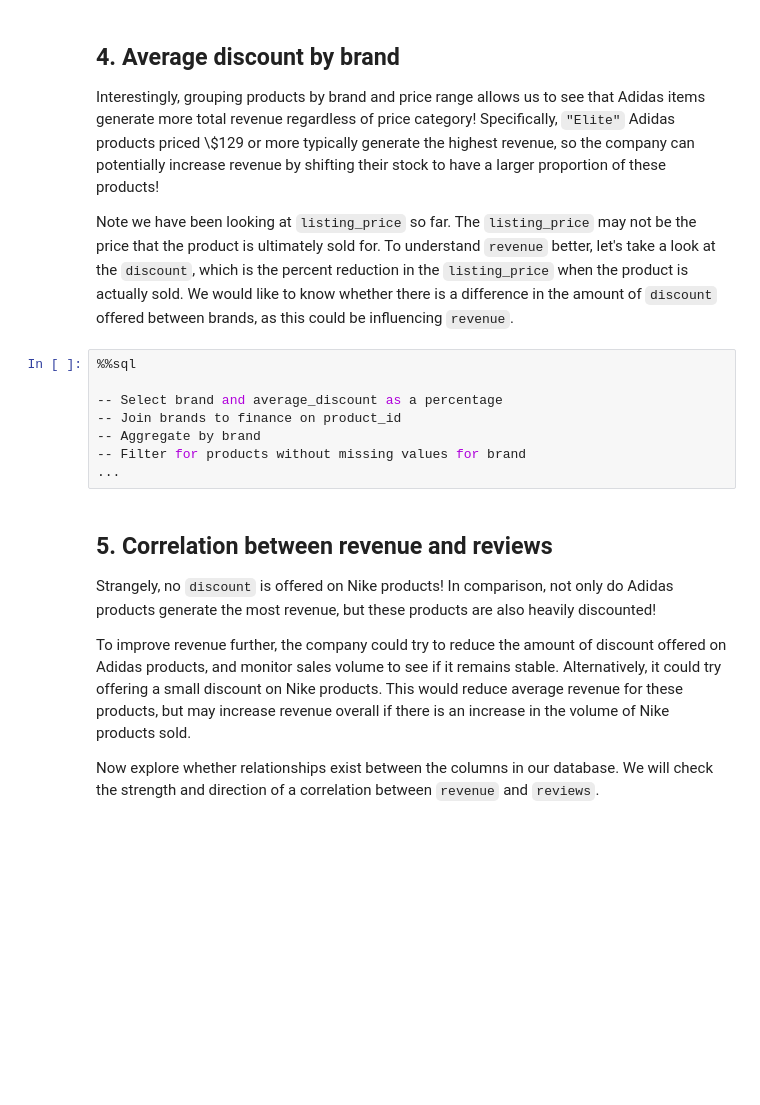
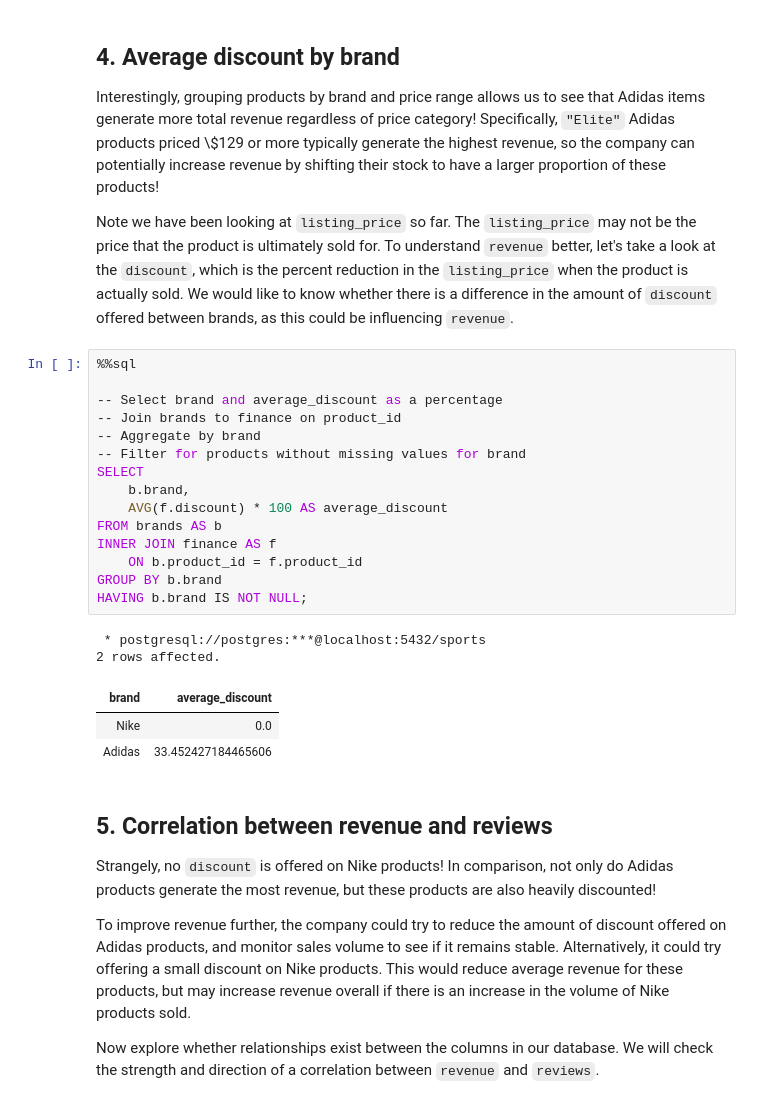
Before and after one commit to JeremyTallant/sports_retail, a Jupyter notebook: optimizing.ipynb, the cells around one changed output. Cells and saved outputs as stored; diff of their text form; blank space fills up the shorter version.

```diff
--- a/optimizing.ipynb
+++ b/optimizing.ipynb
@@ -255,11 +255,24 @@ ORDER BY total_revenue DESC;
 # %%
 %%sql
 
 -- Select brand and average_discount as a percentage
 -- Join brands to finance on product_id
 -- Aggregate by brand
 -- Filter for products without missing values for brand
-...
+SELECT
+    b.brand,
+    AVG(f.discount) * 100 AS average_discount
+FROM brands AS b
+INNER JOIN finance AS f
+    ON b.product_id = f.product_id
+GROUP BY b.brand
+HAVING b.brand IS NOT NULL;
+# %% [output]
+ * postgresql://postgres:***@localhost:5432/sports
+2 rows affected.
+| brand | average_discount |
+| Nike | 0.0 |
+| Adidas | 33.452427184465606 |
 # %% [markdown]
 ## 5. Correlation between revenue and reviews
 <p>Strangely, no <code>discount</code> is offered on Nike products! In comparison, not only do Adidas products generate the most revenue, but these products are also heavily discounted! </p>
```
